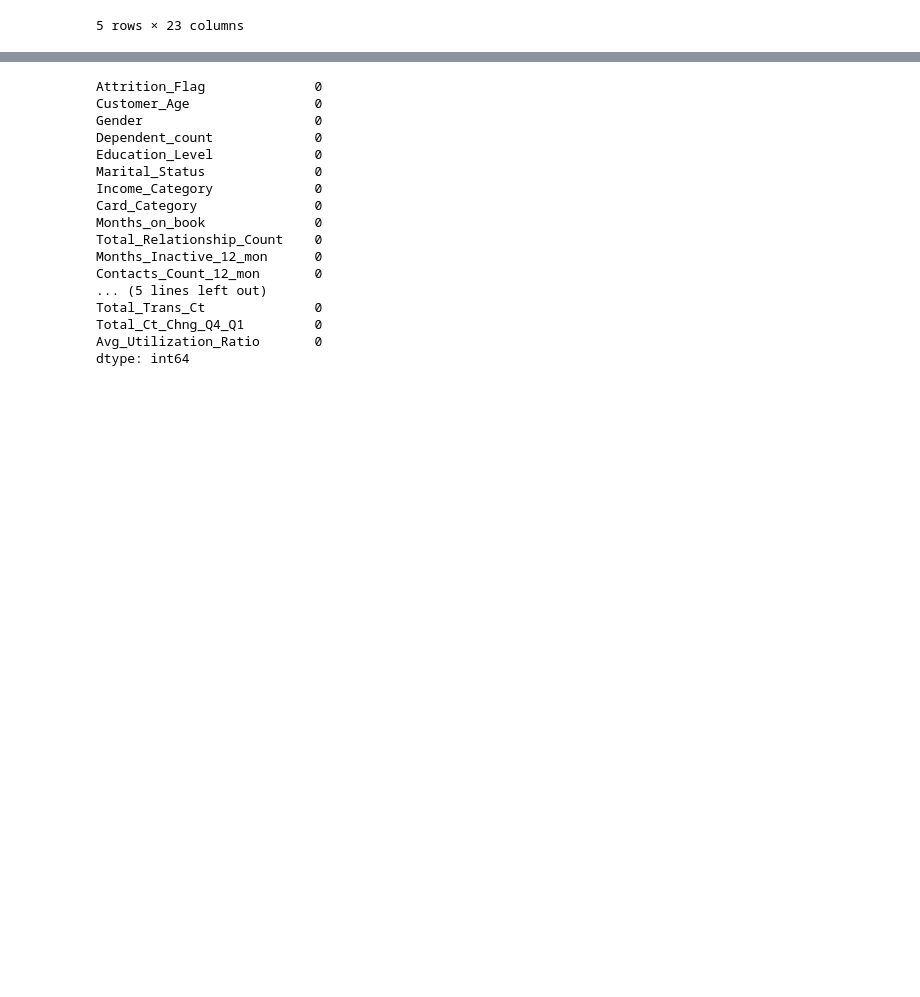
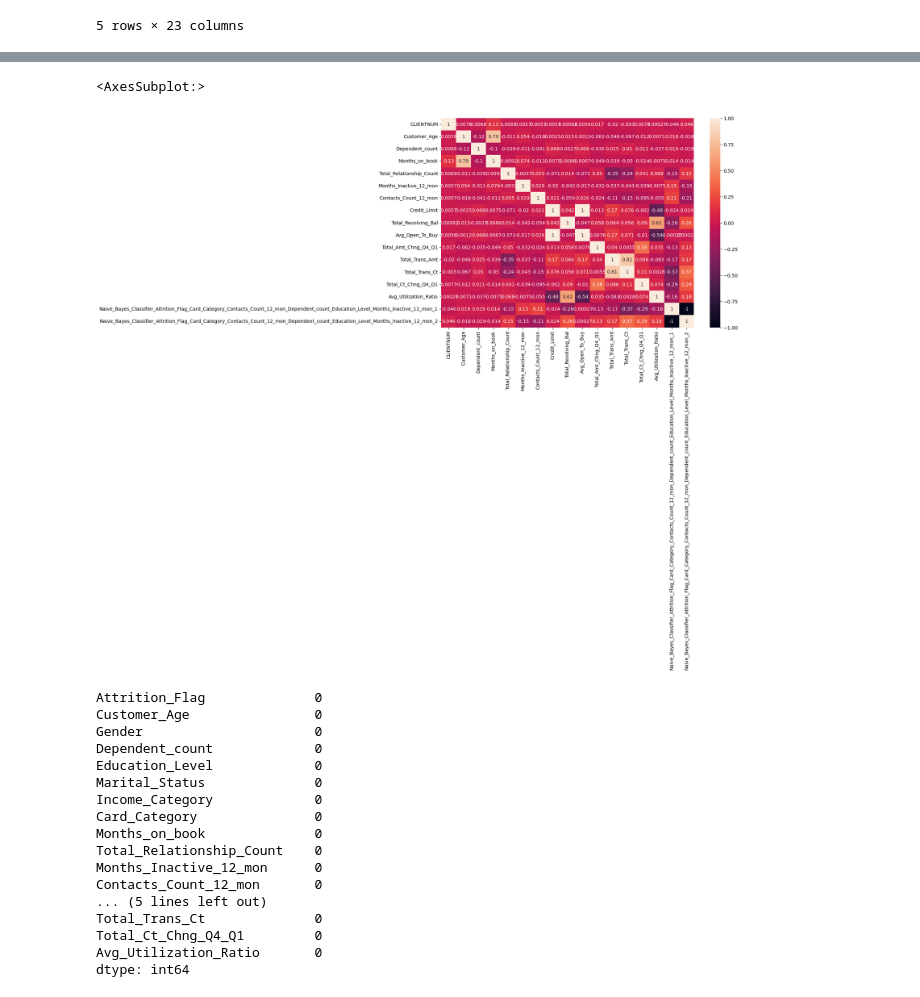
Before and after one commit to shwetara/d2kAssesment, a Jupyter notebook: customer_churn.ipynb, the cells around one changed output, grey strips where cells are left out. Drawn from its saved outputs; the diff is of its cells as text; code cells hidden in the pictures; blank space fills up the shorter version.

```diff
--- a/customer_churn.ipynb
+++ b/customer_churn.ipynb
@@ -44,6 +46,12 @@ Data columns (total 23 columns):
  22  Naive_Bayes_Classifier_Attrition_Flag_Card_Category_Contacts_Count_12_mon_Dependent_count_Education_Level_Months_Inactive_12_mon_2  10127 non-null  float64
 dtypes: float64(7), int64(10), object(6)
 memory usage: 1.8+ MB
+# %%
+plt.figure(figsize=(12,8))
+sns.heatmap(df.select_dtypes(include=['float','int']).corr(),annot=True)
+# %% [output]
+<AxesSubplot:>
+[figure, added]
 # %%
 new_df = df.drop(['CLIENTNUM',
                    'Naive_Bayes_Classifier_Attrition_Flag_Card_Category_Contacts_Count_12_mon_Dependent_count_Education_Level_Months_Inactive_12_mon_1',
```
Also changed, not shown: parts of 1 cell of this notebook.
